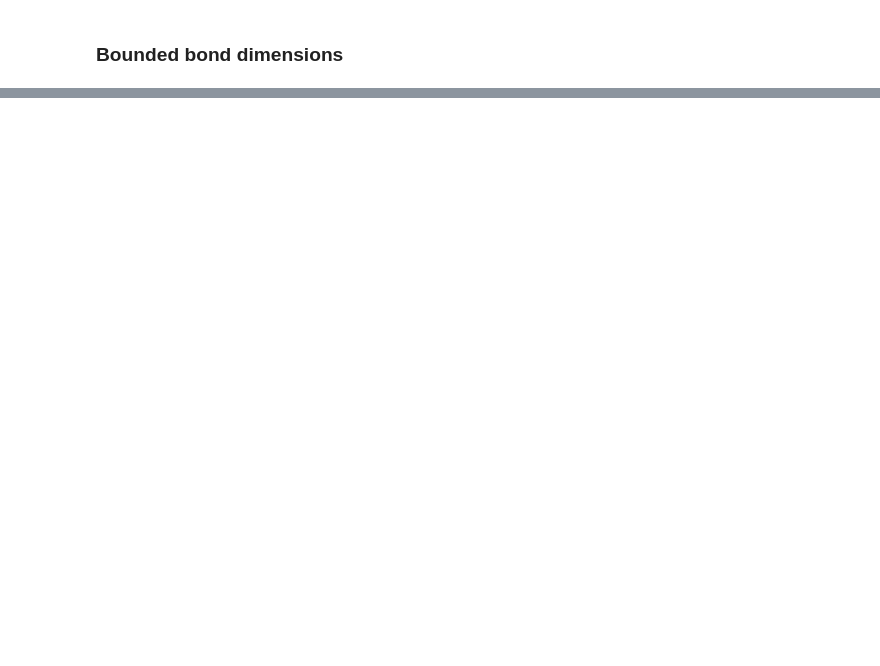
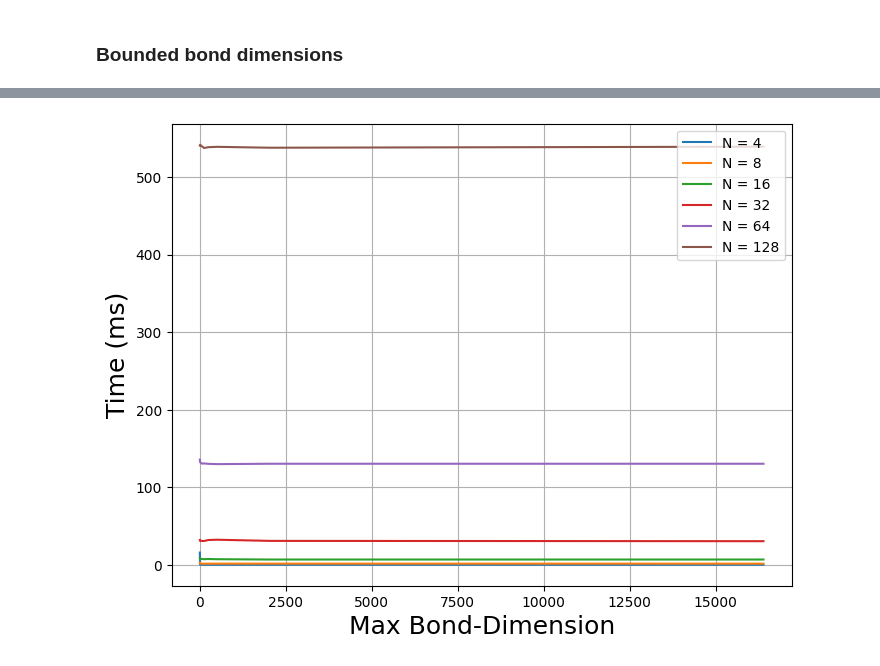
Before and after one commit to egecimsir/TensorNetwork-Simulator, a Jupyter notebook: Experiments/1_Construction_Times.ipynb, the cells around one changed output, grey strips where cells are left out. Cells and saved outputs as stored; diff of their text form; code cells hidden in the pictures; blank space fills up the shorter version.

```diff
--- a/Experiments/1_Construction_Times.ipynb
+++ b/Experiments/1_Construction_Times.ipynb
@@ -111,0 +118,17 @@ plt.show()
+# %%
+plt.figure(figsize=(8, 6))
+plt.grid()
+
+#plt.title("QFT-MPO Construction Time with Bounded Bond-Dimensions")
+plt.xlabel("Max Bond-Dimension", fontsize=18)
+plt.ylabel("Time (ms)", fontsize=18)
+
+for i, lst in enumerate(times_N):
+    plt.plot(max_bond, lst, label=f"N = {N[i]}")
+
+#plt.yscale("log")
+
+plt.legend(loc="upper right")
+plt.show()
+# %% [output]
+[figure, added]
```
Also changed, not shown: parts of 9 cells of this notebook.
